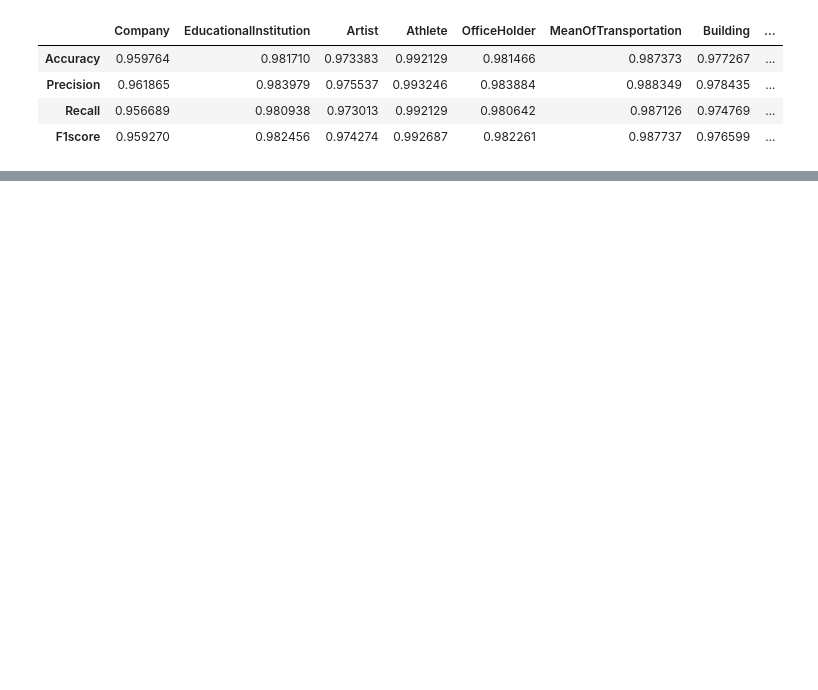
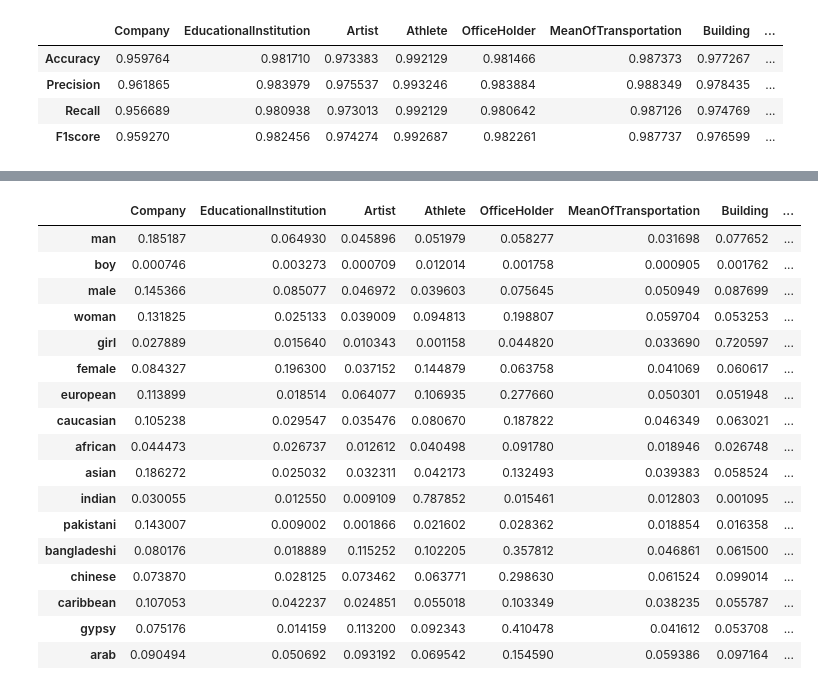
Before and after one commit to javi99/NLP_final, a Jupyter notebook: RNN.ipynb, the cells around one changed output, grey strips where cells are left out. Drawn from its saved outputs; the diff is of its cells as text; code cells hidden in the pictures; blank space fills up the shorter version.

```diff
--- a/RNN.ipynb
+++ b/RNN.ipynb
@@ -571,0 +632,14 @@ results_df.to_csv("data/models_results/RNN_metrics_results.csv")
+# %%
+embedding_wights = np.load("data/models/embedding_layer_weights.npy")
+num_words = np.load("data/models/num_words.npy")
+
+#creating the model structure
+RNN_model = build_RNN_model(MAX_LENGTH, num_words, 100, embedding_wights, metrics_list)
+
+#loading weights
+checkpoint_path = checkpoint_path_best
+RNN_model.load_weights(checkpoint_path)
+
+# loading tokenizer
+with open('data/tokenizers_embedders/tokenizer.pickle', 'rb') as file:
+    tokenizer = pickle.load(file)
@@ -571,0 +676,23 @@ results_df.to_csv("data/models_results/RNN_metrics_results.csv")
+# %%
+bias_results = pd.DataFrame(bias_results, columns=classes)
+bias_results.index = words
+bias_results
+# %% [output]
+|  | Company | EducationalInstitution | Artist | Athlete | OfficeHolder | MeanOfTransportation | Building | ... |
+| man | 0.185187 | 0.064930 | 0.045896 | 0.051979 | 0.058277 | 0.031698 | 0.077652 | ... |
+| boy | 0.000746 | 0.003273 | 0.000709 | 0.012014 | 0.001758 | 0.000905 | 0.001762 | ... |
+| male | 0.145366 | 0.085077 | 0.046972 | 0.039603 | 0.075645 | 0.050949 | 0.087699 | ... |
+| woman | 0.131825 | 0.025133 | 0.039009 | 0.094813 | 0.198807 | 0.059704 | 0.053253 | ... |
+| girl | 0.027889 | 0.015640 | 0.010343 | 0.001158 | 0.044820 | 0.033690 | 0.720597 | ... |
+| female | 0.084327 | 0.196300 | 0.037152 | 0.144879 | 0.063758 | 0.041069 | 0.060617 | ... |
+| european | 0.113899 | 0.018514 | 0.064077 | 0.106935 | 0.277660 | 0.050301 | 0.051948 | ... |
+| caucasian | 0.105238 | 0.029547 | 0.035476 | 0.080670 | 0.187822 | 0.046349 | 0.063021 | ... |
+| african | 0.044473 | 0.026737 | 0.012612 | 0.040498 | 0.091780 | 0.018946 | 0.026748 | ... |
+| asian | 0.186272 | 0.025032 | 0.032311 | 0.042173 | 0.132493 | 0.039383 | 0.058524 | ... |
+| indian | 0.030055 | 0.012550 | 0.009109 | 0.787852 | 0.015461 | 0.012803 | 0.001095 | ... |
+| pakistani | 0.143007 | 0.009002 | 0.001866 | 0.021602 | 0.028362 | 0.018854 | 0.016358 | ... |
+| bangladeshi | 0.080176 | 0.018889 | 0.115252 | 0.102205 | 0.357812 | 0.046861 | 0.061500 | ... |
+| chinese | 0.073870 | 0.028125 | 0.073462 | 0.063771 | 0.298630 | 0.061524 | 0.099014 | ... |
+| caribbean | 0.107053 | 0.042237 | 0.024851 | 0.055018 | 0.103349 | 0.038235 | 0.055787 | ... |
+| gypsy | 0.075176 | 0.014159 | 0.113200 | 0.092343 | 0.410478 | 0.041612 | 0.053708 | ... |
+| arab | 0.090494 | 0.050692 | 0.093192 | 0.069542 | 0.154590 | 0.059386 | 0.097164 | ... |
```
Also changed, not shown: parts of 24 cells of this notebook.
